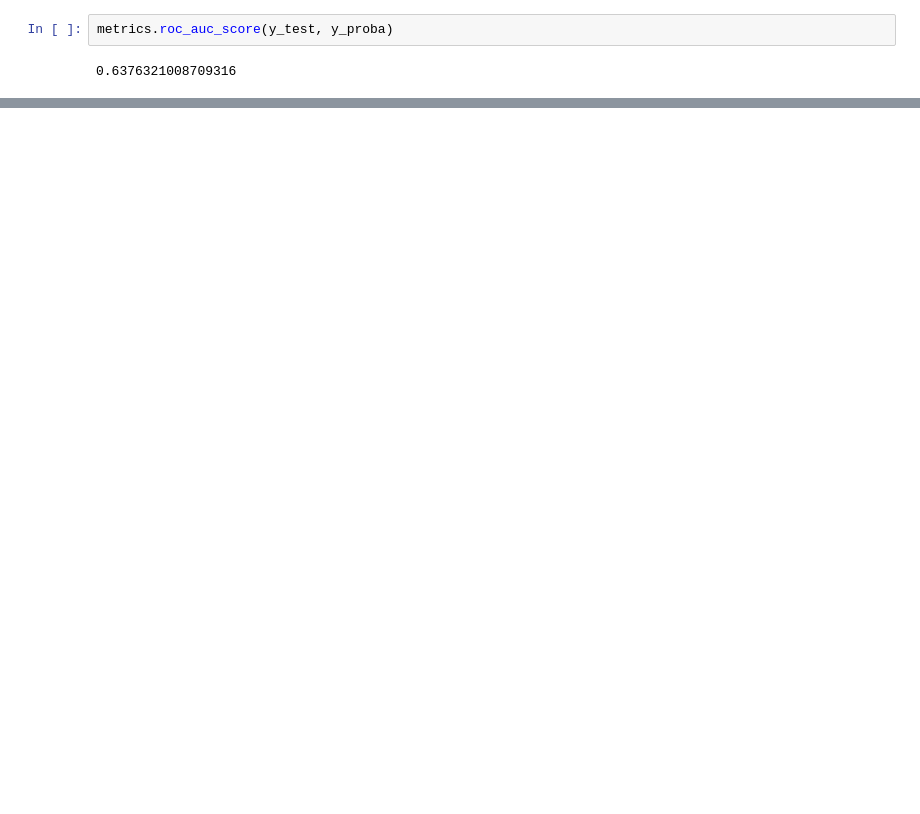
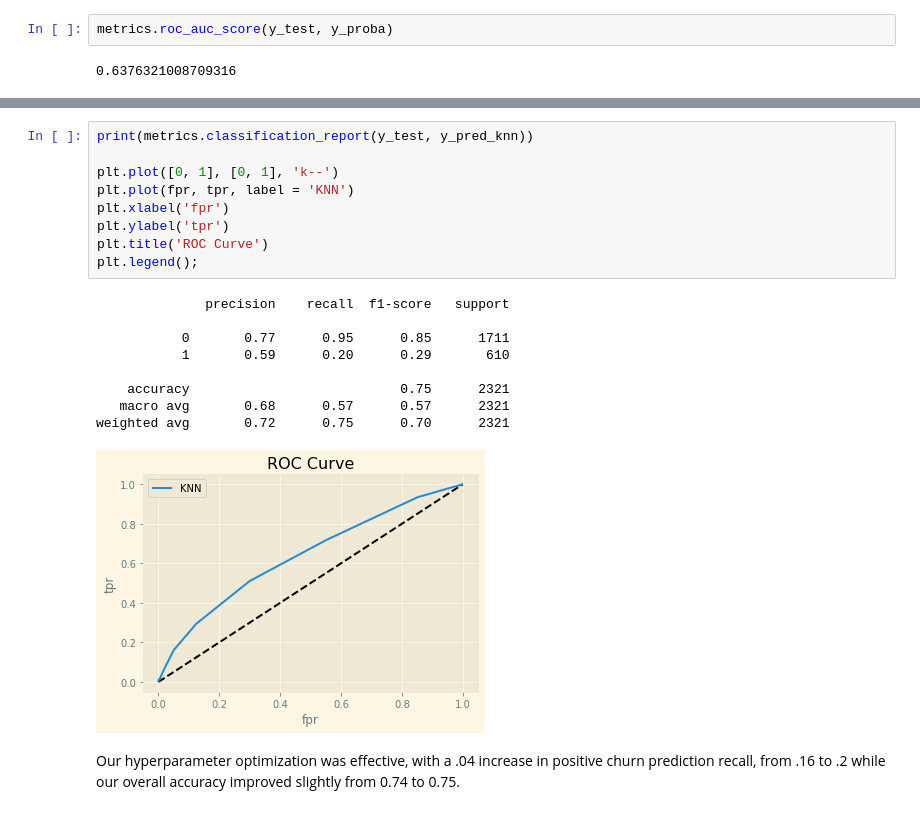
Before and after one commit to et-mill/CSC-495---Telecom-Customer-Churn, a Jupyter notebook: Models/KNN.ipynb, the cells around one changed output, grey strips where cells are left out. Drawn from its saved outputs; the diff is of its cells as text; blank space fills up the shorter version.

```diff
--- a/Models/KNN.ipynb
+++ b/Models/KNN.ipynb
@@ -87,0 +147,22 @@ array([[1625,  512],
+# %%
+print(metrics.classification_report(y_test, y_pred_knn))
+
+plt.plot([0, 1], [0, 1], 'k--')
+plt.plot(fpr, tpr, label = 'KNN')
+plt.xlabel('fpr')
+plt.ylabel('tpr')
+plt.title('ROC Curve')
+plt.legend();
+# %% [output]
+              precision    recall  f1-score   support
+
+           0       0.77      0.95      0.85      1711
+           1       0.59      0.20      0.29       610
+
+    accuracy                           0.75      2321
+   macro avg       0.68      0.57      0.57      2321
+weighted avg       0.72      0.75      0.70      2321
+[figure, added]
+# %% [markdown]
+Our hyperparameter optimization was effective, with a .04 increase in positive churn prediction recall, from .16 to .2
+while our overall accuracy improved slightly from 0.74 to 0.75.
```
Also changed, not shown: parts of 14 cells of this notebook, 2 other files.
